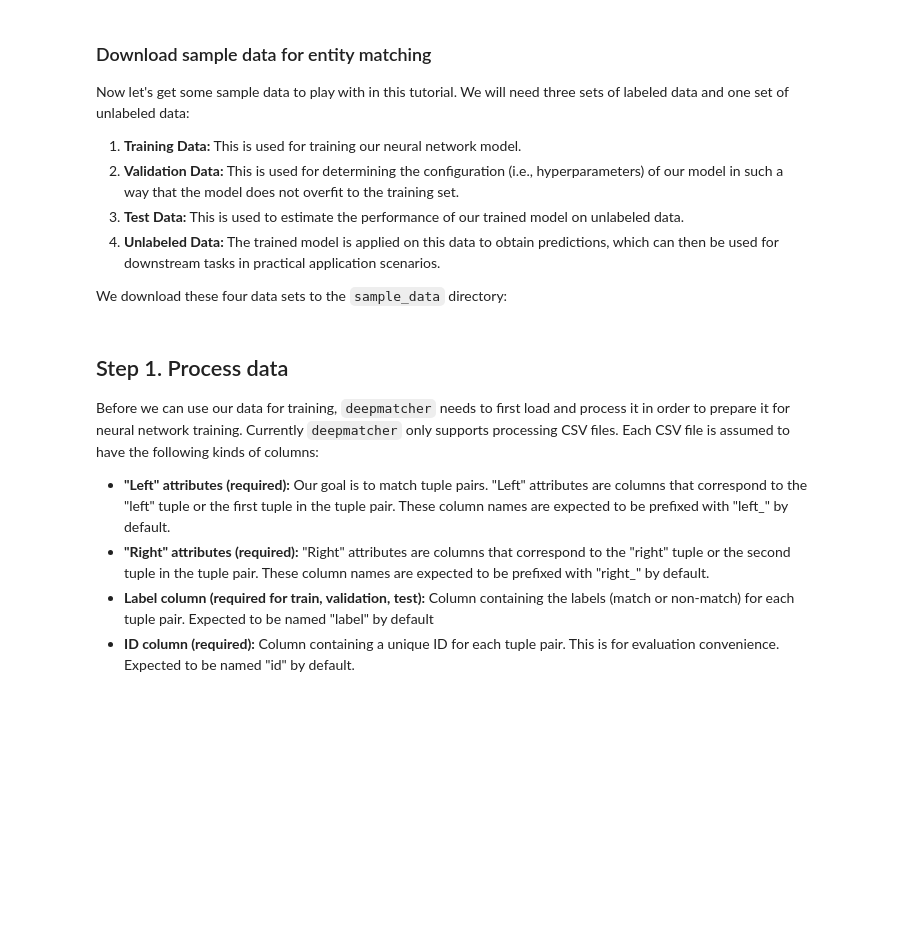
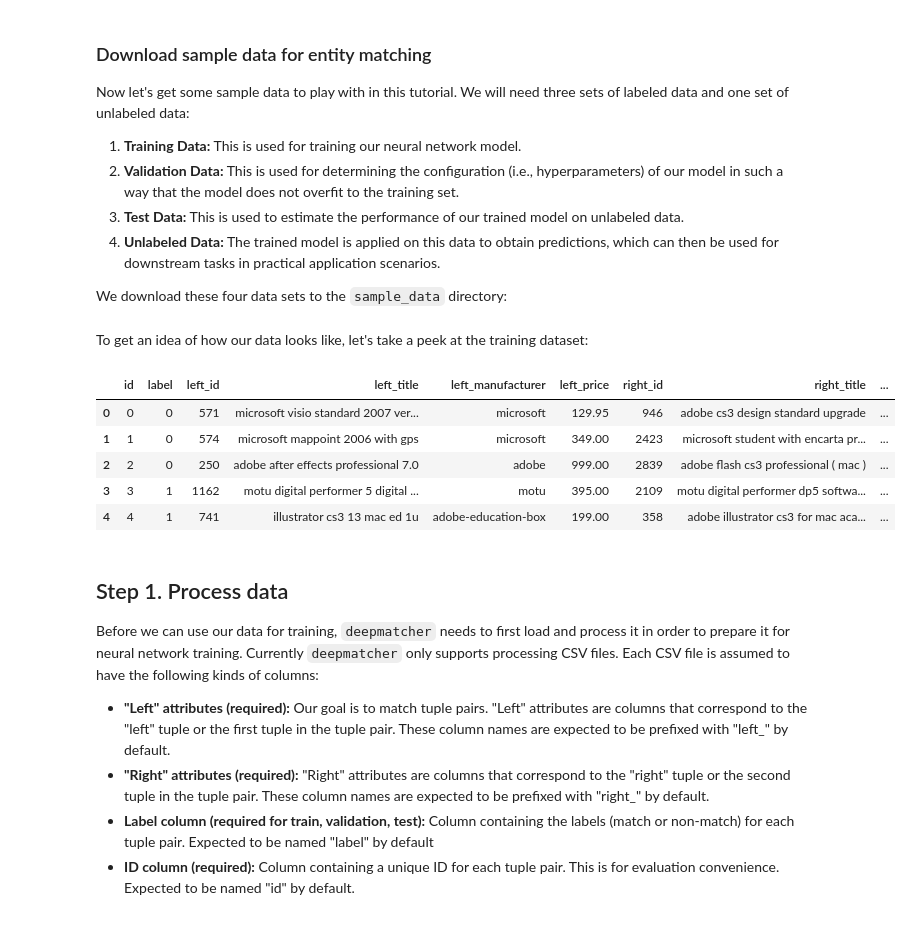
Before and after one commit to anhaidgroup/deepmatcher, a Jupyter notebook: examples/getting_started.ipynb, the cells around one changed output. Cells and saved outputs as stored; diff of their text form; code cells hidden in the pictures; blank space fills up the shorter version.

```diff
--- a/examples/getting_started.ipynb
+++ b/examples/getting_started.ipynb
@@ -49,6 +54,18 @@ We download these four data sets to the `sample_data` directory:
 !wget -qnc -P sample_data https://raw.githubusercontent.com/sidharthms/deepmatcher/master/examples/sample_data/amz_goog_validation.csv
 !wget -qnc -P sample_data https://raw.githubusercontent.com/sidharthms/deepmatcher/master/examples/sample_data/amz_goog_test.csv
 !wget -qnc -P sample_data https://raw.githubusercontent.com/sidharthms/deepmatcher/master/examples/sample_data/amz_goog_unlabeled.csv
+# %% [markdown]
+To get an idea of how our data looks like, let's take a peek at the training dataset:
+# %%
+import pandas as pd
+pd.read_csv('sample_data/amz_goog_train.csv').head()
+# %% [output]
+|  | id | label | left_id | left_title | left_manufacturer | left_price | right_id | right_title | ... |
+| 0 | 0 | 0 | 571 | microsoft visio standard 2007 ver... | microsoft | 129.95 | 946 | adobe cs3 design standard upgrade | ... |
+| 1 | 1 | 0 | 574 | microsoft mappoint 2006 with gps | microsoft | 349.00 | 2423 | microsoft student with encarta pr... | ... |
+| 2 | 2 | 0 | 250 | adobe after effects professional 7.0 | adobe | 999.00 | 2839 | adobe flash cs3 professional ( mac ) | ... |
+| 3 | 3 | 1 | 1162 | motu digital performer 5 digital ... | motu | 395.00 | 2109 | motu digital performer dp5 softwa... | ... |
+| 4 | 4 | 1 | 741 | illustrator cs3 13 mac ed 1u | adobe-education-box | 199.00 | 358 | adobe illustrator cs3 for mac aca... | ... |
 # %% [markdown]
 ## Step 1. Process data
 
```
Also changed, not shown: parts of 11 cells of this notebook, 5 other files.
